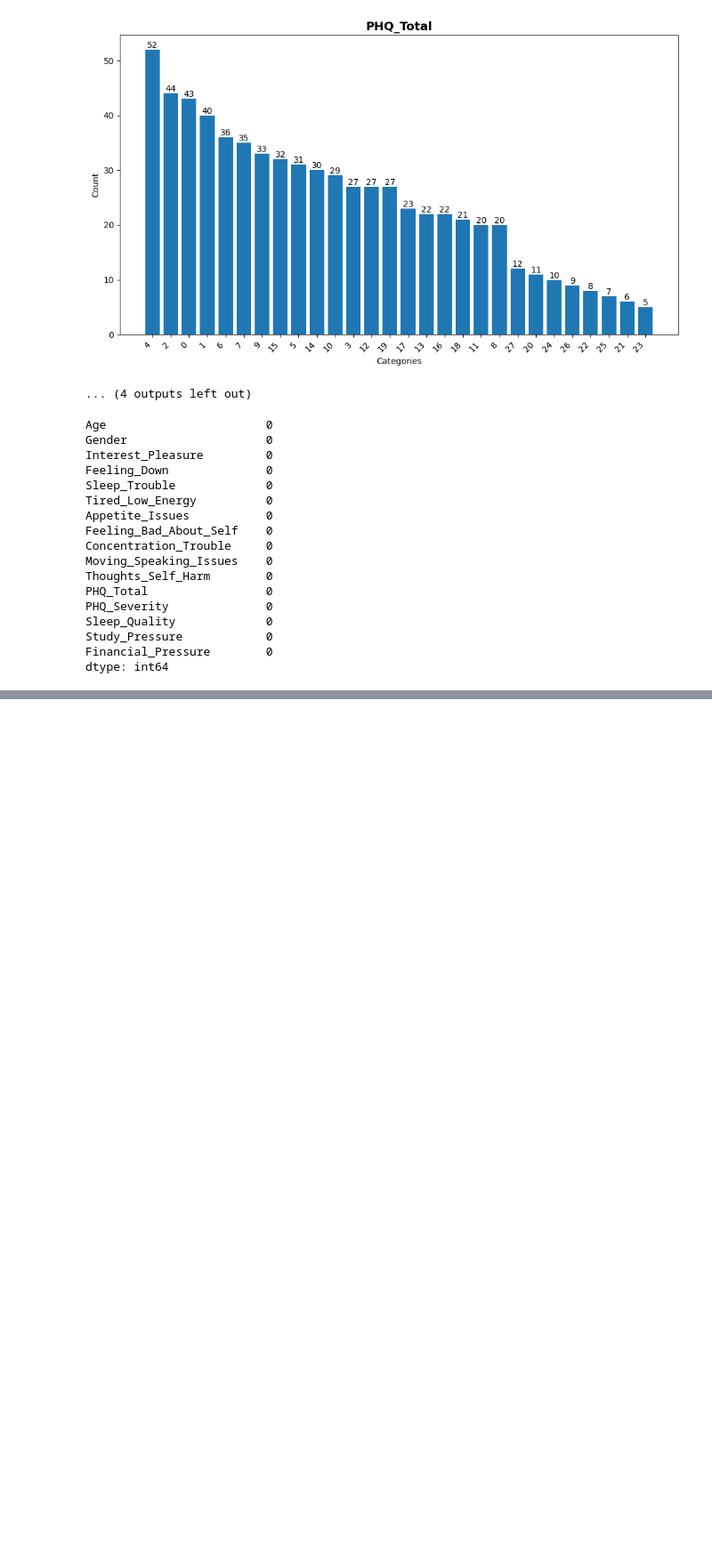
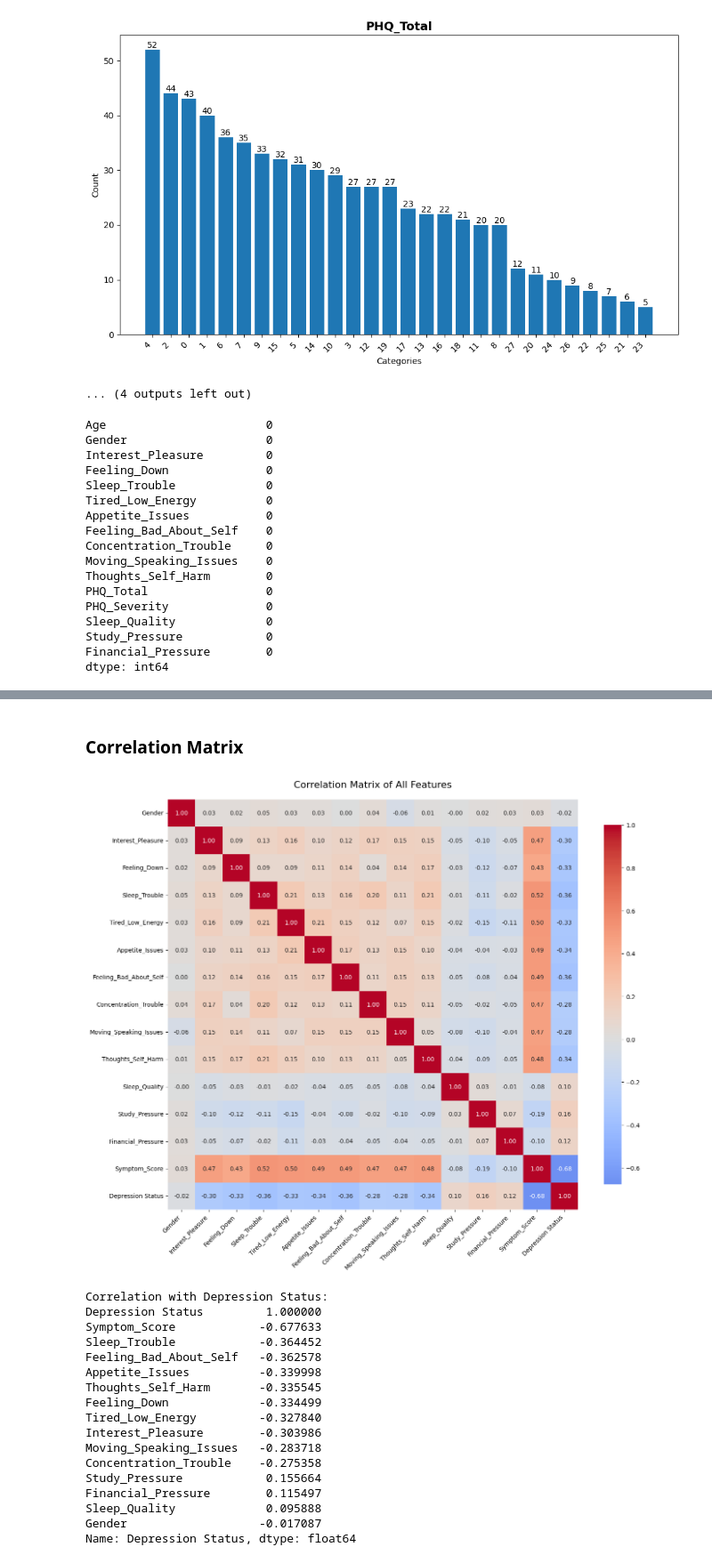
Before and after one commit to AbdullahIbneAziz/PHQ-9-Thesis-, a Jupyter notebook: model.ipynb, the cells around one changed output, grey strips where cells are left out. Shown at 89% size. Saved outputs shown, nothing was run; the diff lists cells and outputs as text; code cells hidden in the pictures; blank space fills up the shorter version.

```diff
--- a/model.ipynb
+++ b/model.ipynb
@@ -249,0 +249,3 @@ Male                       25.36
+# %%
+# Drop the Age column from the dataset
+data = data.drop(['Age', 'PHQ_Total','PHQ_Severity'], axis=1)
@@ -249,0 +368,58 @@ Male                       25.36
+# %%
+# Perform encoding for categorical variables
+from sklearn.preprocessing import LabelEncoder
+
+# Initialize label encoder
+le = LabelEncoder()
+
+data['Depression Status'] = le.fit_transform(data['Depression Status'])
+# %% [markdown]
+### Correlation Matrix
+# %%
+import matplotlib.pyplot as plt
+import seaborn as sns
+
+# Calculate correlation matrix
+correlation_matrix = data.corr()
+
+# Create a larger figure for better readability
+plt.figure(figsize=(14, 12))
+
+# Create heatmap with correlation values
+sns.heatmap(correlation_matrix,
+            annot=True,
+            cmap='coolwarm',
+            center=0,
+            square=True,
+            fmt='.2f',
+            cbar_kws={'shrink': 0.8})
+
+plt.title('Correlation Matrix of All Features', fontsize=16, pad=20)
+plt.xticks(rotation=45, ha='right')
+plt.yticks(rotation=0)
+plt.tight_layout()
+plt.show()
+
+# Display correlation with Depression Status specifically
+print("Correlation with Depression Status:")
+depression_corr = correlation_matrix['Depression Status'].sort_values(key=abs, ascending=False)
+print(depression_corr)
+# %% [output]
+[figure, added]
+Correlation with Depression Status:
+Depression Status         1.000000
+Symptom_Score            -0.677633
+Sleep_Trouble            -0.364452
+Feeling_Bad_About_Self   -0.362578
+Appetite_Issues          -0.339998
+Thoughts_Self_Harm       -0.335545
+Feeling_Down             -0.334499
+Tired_Low_Energy         -0.327840
+Interest_Pleasure        -0.303986
+Moving_Speaking_Issues   -0.283718
+Concentration_Trouble    -0.275358
+Study_Pressure            0.155664
+Financial_Pressure        0.115497
+Sleep_Quality             0.095888
+Gender                   -0.017087
+Name: Depression Status, dtype: float64
```
Also changed, not shown: parts of 8 cells of this notebook.
